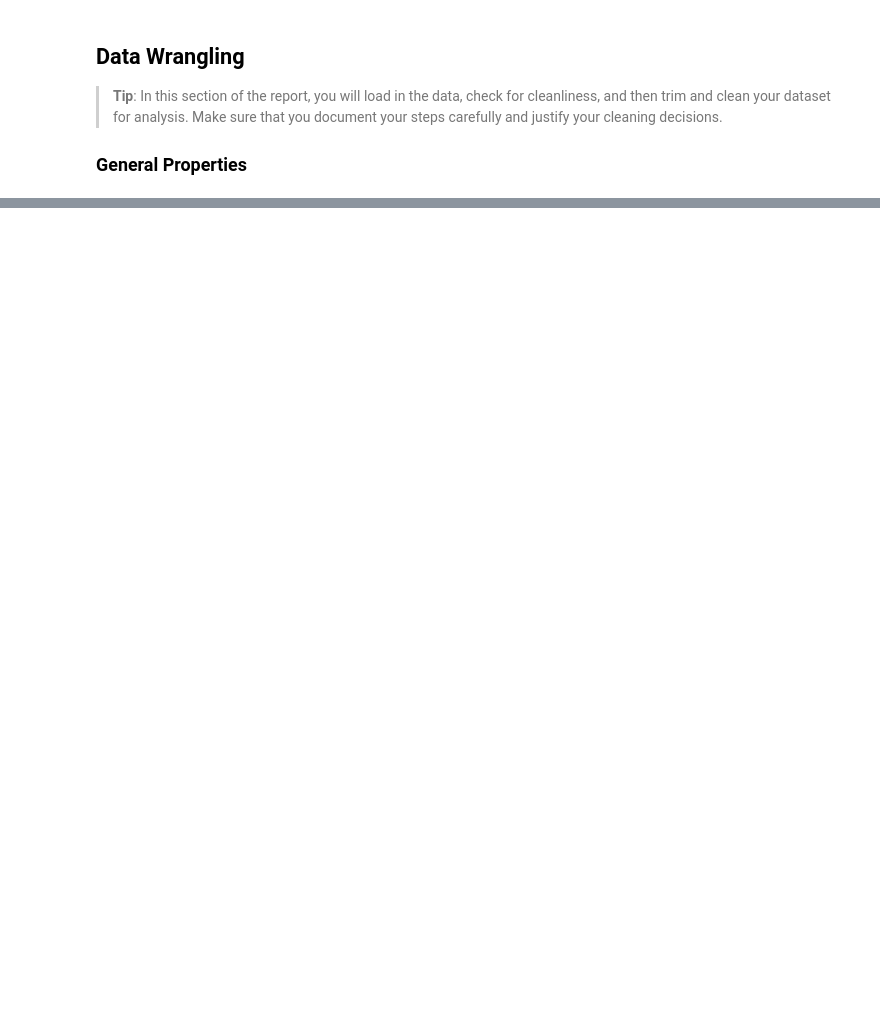
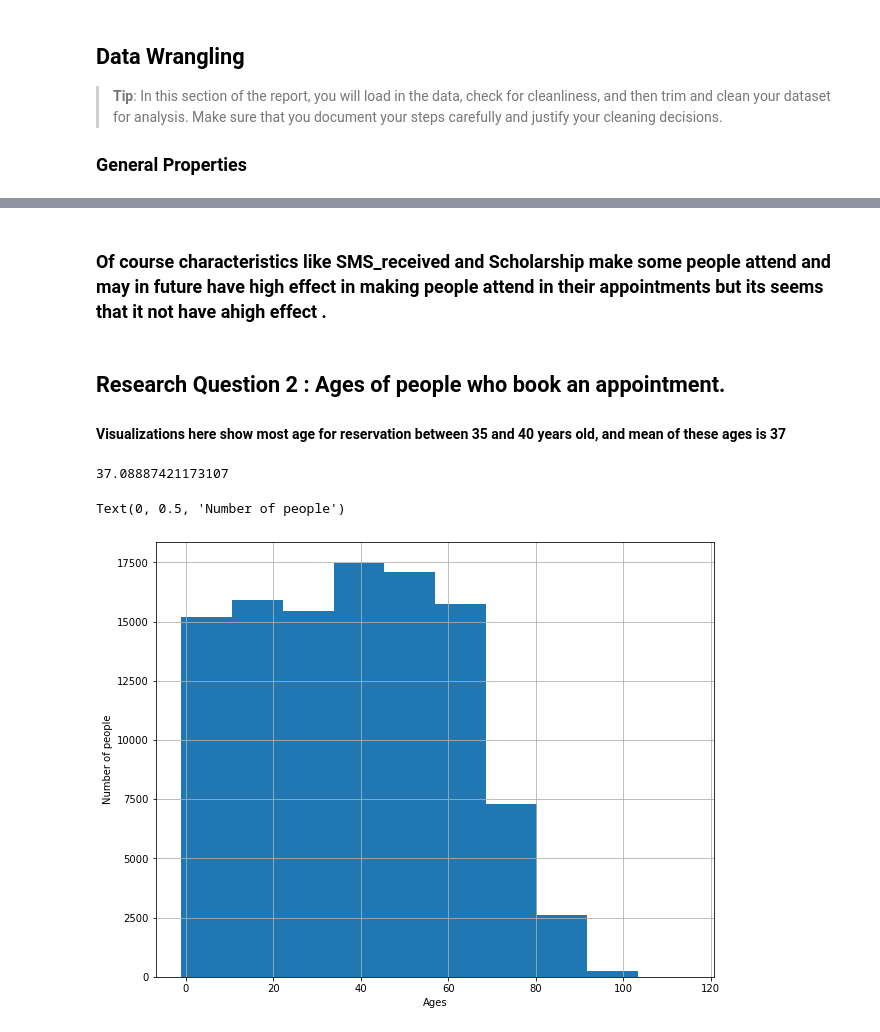
Before and after one commit to Mostafa502/No-Show-Appointment-Data-Analysis, a Jupyter notebook: investigate-a-dataset-template.ipynb, the cells around one changed output, grey strips where cells are left out. Drawn from its saved outputs; the diff is of its cells as text; code cells hidden in the pictures; blank space fills up the shorter version.

```diff
--- a/investigate-a-dataset-template.ipynb
+++ b/investigate-a-dataset-template.ipynb
@@ -321,0 +184,16 @@ df.to_csv('No-show_appointment_edited.csv',index=False)
+# %% [markdown]
+### Of course characteristics like SMS_received and Scholarship make some people attend and may in future have high effect in making people attend in their appointments but its seems that it not have ahigh effect .
+# %% [markdown]
+## Research Question 2 : Ages of people who book an appointment.
+
+#### Visualizations here show most age for reservation between 35 and 40 years old, and mean of these ages is 37
+# %%
+# Ages for all people who reserved an appointments
+print(df['Age'].mean())
+df['Age'].drop(df.loc[df['Age']==0].index).hist(figsize=(10, 8));
+plt.xlabel('Ages')
+plt.ylabel('Number of people')
+# %% [output]
+37.08887421173107
+Text(0, 0.5, 'Number of people')
+[figure, added]
```
Also changed, not shown: parts of 115 cells of this notebook.
